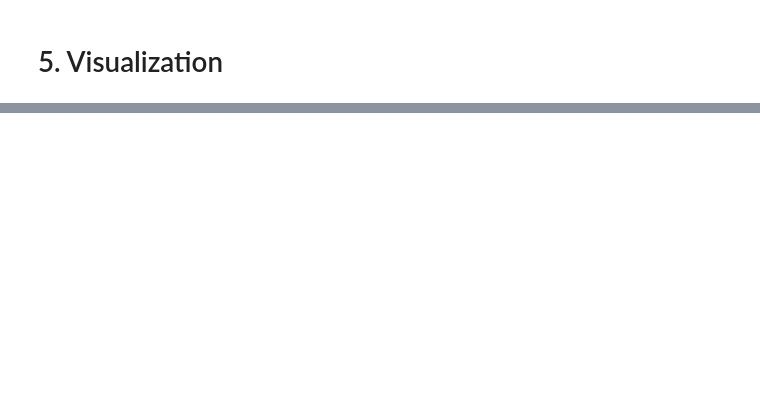
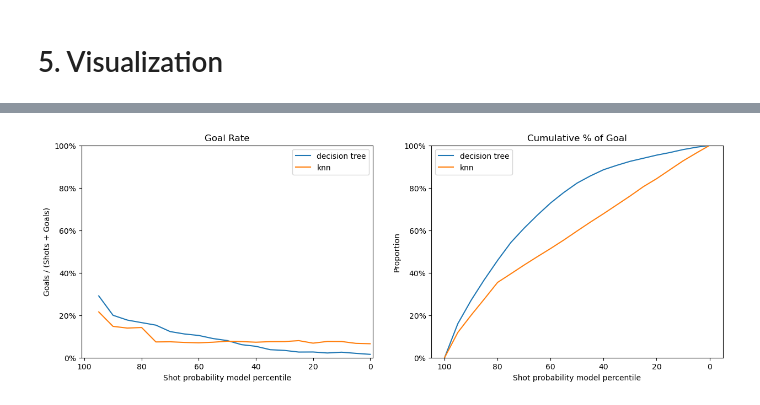
Before and after one commit to Arminhosseini/IFT6758_project, a Jupyter notebook: best_shot_model.ipynb, the cells around one changed output, grey strips where cells are left out. Saved outputs shown, nothing was run; the diff lists cells and outputs as text; code cells hidden in the pictures; blank space fills up the shorter version.

```diff
--- a/best_shot_model.ipynb
+++ b/best_shot_model.ipynb
@@ -253,0 +323,65 @@ AUC: 0.5784448959053115
+# %%
+bins = np.linspace(0, 95, num=20).astype(int)
+fig, axs = plt.subplots(1, 2, figsize=(15, 5))
+
+list_plot_points = list()
+for i in range(len(models)):
+    perentiles = (np.argsort(np.argsort(probs[i])) + 1) * 100.0 / (len(probs[i]))
+    perentile_bins = (np.digitize(perentiles, bins) - 1) * 5
+    plot_points = pd.DataFrame(columns=["bin", "goal_rate", "goal_cum"])
+    goal_cum = 0
+    for j, bin in enumerate(np.flip(bins)):
+        n_goal = np.sum(y_val[perentile_bins == bin])
+        n_shot = np.sum(perentile_bins == bin)
+        goal_rate = n_goal / n_shot
+        goal_cum += n_goal / np.sum(y_val)
+        plot_points.loc[j] = [bin, goal_rate, goal_cum]
+    list_plot_points.append(plot_points)
+
+    sns.lineplot(
+        data=plot_points,
+        x="bin",
+        y="goal_rate",
+        legend=False,
+        label="%s" % (models[i]),
+        ax=axs[0],
+    )
+
+    plot_points.loc[j + 1] = [100, 0, 0]
+    sns.lineplot(
+        data=plot_points,
+        x="bin",
+        y="goal_cum",
+        legend=False,
+        label="%s" % (models[i]),
+        ax=axs[1],
+    )
+
+
+axs[0].set_title(f"Goal Rate")
+axs[0].set_xlabel("Shot probability model percentile")
+axs[0].set_ylabel("Goals / (Shots + Goals)")
+axs[0].set_xlim(left=101, right=-1)
+axs[0].set_ylim(bottom=0, top=1)
+vals = axs[0].get_yticks()
+axs[0].set_yticks(vals)
+axs[0].set_yticklabels(["{:,.0%}".format(x) for x in vals])
+axs[0].legend()
+
+axs[1].set_title(f"Cumulative % of Goal")
+axs[1].set_xlabel("Shot probability model percentile")
+axs[1].set_ylabel("Proportion")
+axs[1].set_xlim(left=105, right=-5)
+axs[1].set_ylim(bottom=0, top=1)
+vals = axs[1].get_yticks()
+axs[1].set_yticks(vals)
+axs[1].set_yticklabels(["{:,.0%}".format(x) for x in vals])
+axs[1].legend()
+
+plt.show()
+
+path_output_image = os.path.join("images", "best_shot_model", "goal_rate_cum.jpg")
+fig.savefig(path_output_image)
+# experiment.log_figure(figure=fig)
+# %% [output]
+[figure, added]
```
Also changed, not shown: parts of 56 cells of this notebook, 10 other files.
